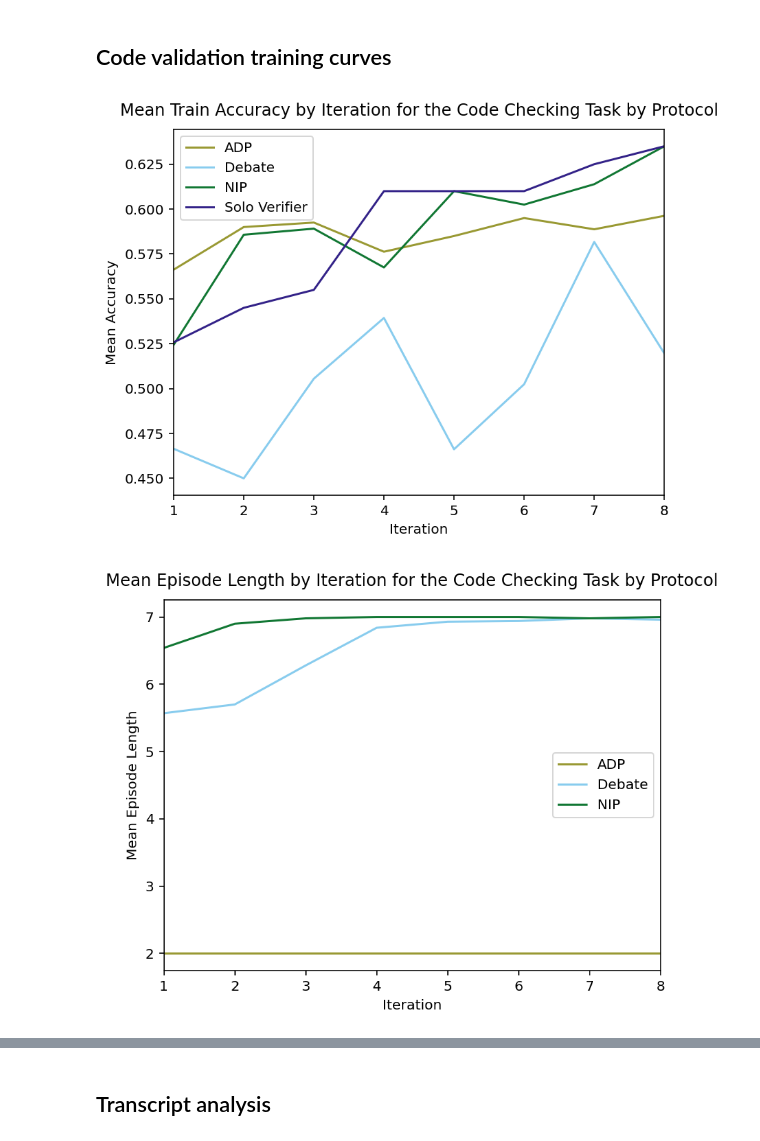
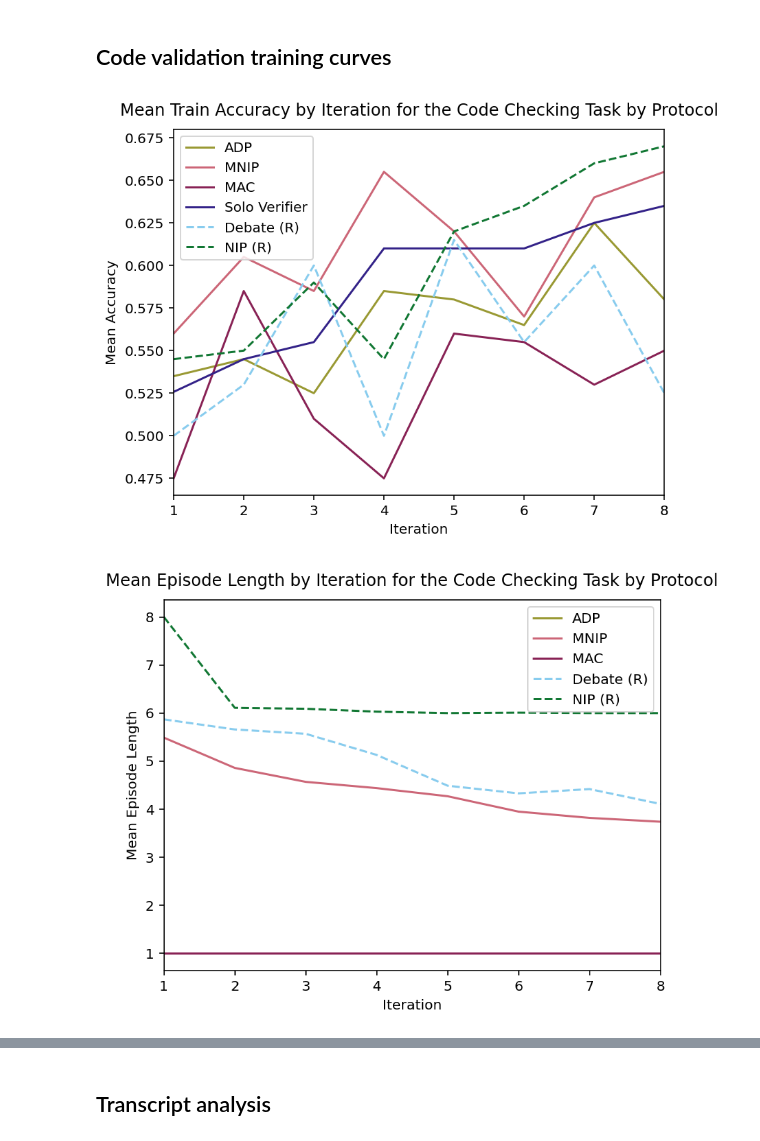
Before and after one commit to SamAdamDay/neural-interactive-proofs, a Jupyter notebook: playground/plots.ipynb, the cells around one changed output, grey strips where cells are left out. Saved outputs shown, nothing was run; the diff lists cells and outputs as text; code cells hidden in the pictures.

Commit message:
Updated plots notebook

```diff
--- a/playground/plots.ipynb
+++ b/playground/plots.ipynb
@@ -34,6 +35,7 @@ PROTOCOL_COLOURS = {
     "Debate": COLOURS[1],
     "NIP": COLOURS[3],
     "MNIP": COLOURS[6],
+    "MAC": COLOURS[7],
     "Solo Verifier": SOLO_VERIFIER_COLOUR,
 }
 # %%
@@ -47,6 +49,9 @@ api = wandb.Api()
 class RunSpec:
     project: str
     tag: str
+# %%
+cache_dir = Path("cache")
+cache_dir.mkdir(exist_ok=True)
 # %% [markdown]
 ## Graph isomorphism protocols
 # %%
@@ -357,11 +396,23 @@ checkpoint_names = OrderedDict([
 ])
 num_iterations = 8
+# %%
+CV_HISTORY_KEYS = ["mean_accuracy", "mean_episode_length", "precision", "recall"]
+
+cv_histories = {key: {} for key in CV_HISTORY_KEYS}
+cv_replace_histories = {key: {} for key in CV_HISTORY_KEYS}
+
+for protocol_name, checkpoint_name in checkpoint_names.items():
+    run = api.run(f"{WANDB_ENTITY}/pvg-code-validation-sandbox/{checkpoint_name}")
+    run_history = run.history(keys=CV_HISTORY_KEYS)
+    for key in CV_HISTORY_KEYS:
+        cv_histories[key][protocol_name] = run_history[key][:num_iterations]
+
+for protocol_name, checkpoint_name in replace_checkpoint_names.items():
+    run = api.run(f"{WANDB_ENTITY}/pvg-code-validation-sandbox/{checkpoint_name}")
+    run_history = run.history(keys=CV_HISTORY_KEYS)
+    for key in CV_HISTORY_KEYS:
+        cv_replace_histories[key][protocol_name] = run_history[key][:num_iterations]
 # %%
-gi_accuracy_histories = {}
-gi_episode_len_histories = {}
-
-for protocol_name, checkpoint_name in checkpoint_names.items():
-    run = api.run(f"{WANDB_ENTITY}/pvg-code-validation-sandbox/{checkpoint_name}")
-    run_history = run.history(keys=["mean_accuracy", "mean_episode_length"])
-    gi_accuracy_histories[protocol_name] = run_history["mean_accuracy"][:num_iterations]
-    gi_episode_len_histories[protocol_name] = run_history["mean_episode_length"][:num_iterations]
+run = api.run(f"{WANDB_ENTITY}/pvg-code-validation-sandbox/ei_vc_solo_verifier_0")
+run_history = run.history(keys=["mean_accuracy"])
+cv_histories["mean_accuracy"]["Solo Verifier"] = run_history["mean_accuracy"][:num_iterations]
@@ -372,24 +419,32 @@ gi_accuracy_histories["Solo Verifier"] = run_history["mean_accuracy"][:num_itera
 # %%
 fig, ax = plt.subplots()
 
-for i, (protocol, history) in enumerate(gi_accuracy_histories.items()):
+for i, (protocol, history) in enumerate(cv_histories["mean_accuracy"].items()):
     color = PROTOCOL_COLOURS[protocol]
     ax.plot(history.index + 1, history, label=protocol, color=color)  # Adjust index to start at 1
+
+for i, (protocol, history) in enumerate(cv_replace_histories["mean_accuracy"].items()):
+    color = PROTOCOL_COLOURS[protocol]
+    ax.plot(history.index + 1, history, label=f"{protocol} (R)", color=color, linestyle="--")  # Adjust index to start at 1
 
 ax.set_title("Mean Train Accuracy by Iteration for the Code Checking Task by Protocol", pad=10)
 ax.set_xlabel("Iteration")
 ax.set_xlim(1, num_iterations)
 ax.set_ylabel("Mean Accuracy")
 ax.legend()
 plt.show()
 # %% [output]
-[figure, old version]
+[figure, new version]
 # %%
 fig, ax = plt.subplots()
 
-for i, (protocol, history) in enumerate(gi_episode_len_histories.items()):
+for i, (protocol, history) in enumerate(cv_histories["mean_episode_length"].items()):
     color = PROTOCOL_COLOURS[protocol]
     ax.plot(history.index + 1, history, label=protocol, color=color)  # Adjust index to start at 1
+
+for i, (protocol, history) in enumerate(cv_replace_histories["mean_episode_length"].items()):
+    color = PROTOCOL_COLOURS[protocol]
+    ax.plot(history.index + 1, history, label=f"{protocol} (R)", color=color, linestyle="--")  # Adjust index to start at 1
 
 ax.set_title("Mean Episode Length by Iteration for the Code Checking Task by Protocol", pad=10)
 ax.set_xlabel("Iteration")
@@ -398,4 +453,4 @@ ax.set_ylabel("Mean Episode Length")
 ax.legend()
 plt.show()
 # %% [output]
-[figure, old version]
+[figure, new version]
```
Also changed, not shown: parts of 9 cells of this notebook, 2 other files.
